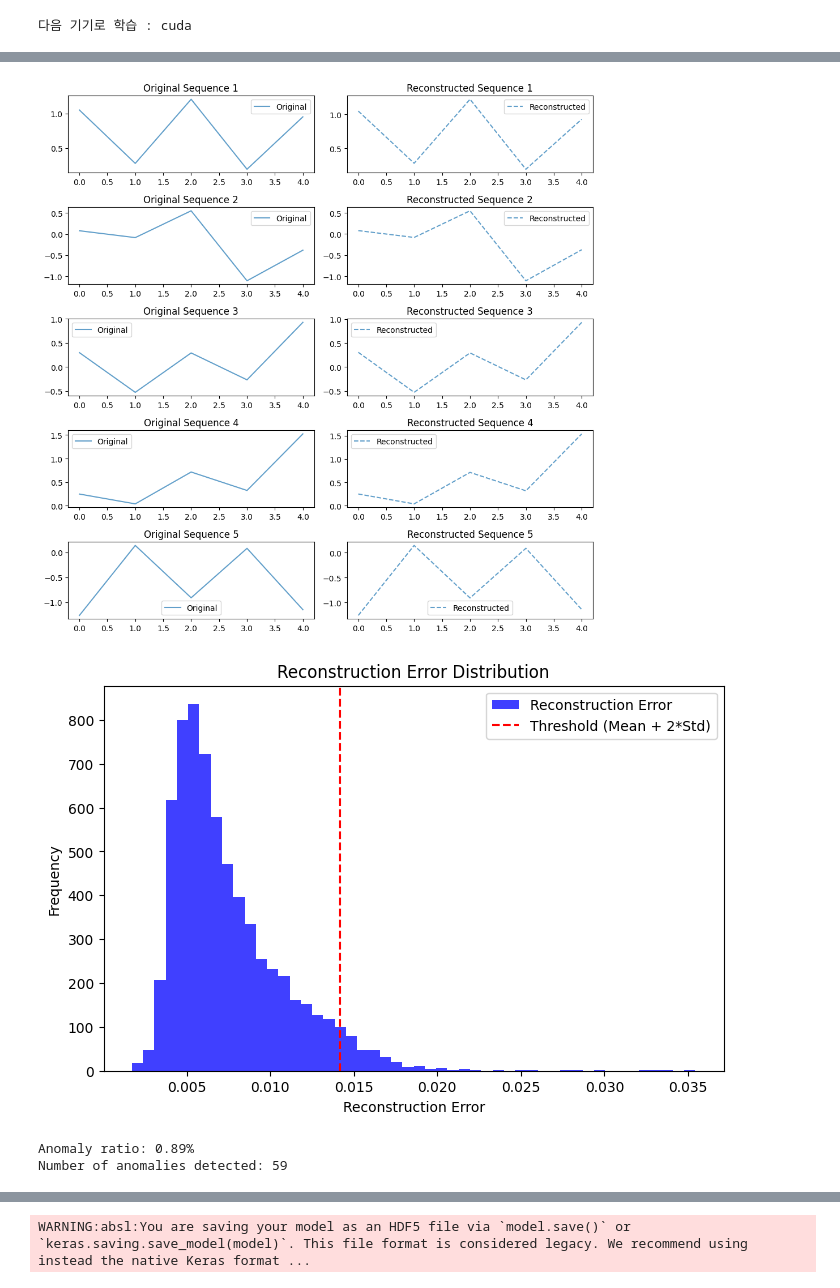
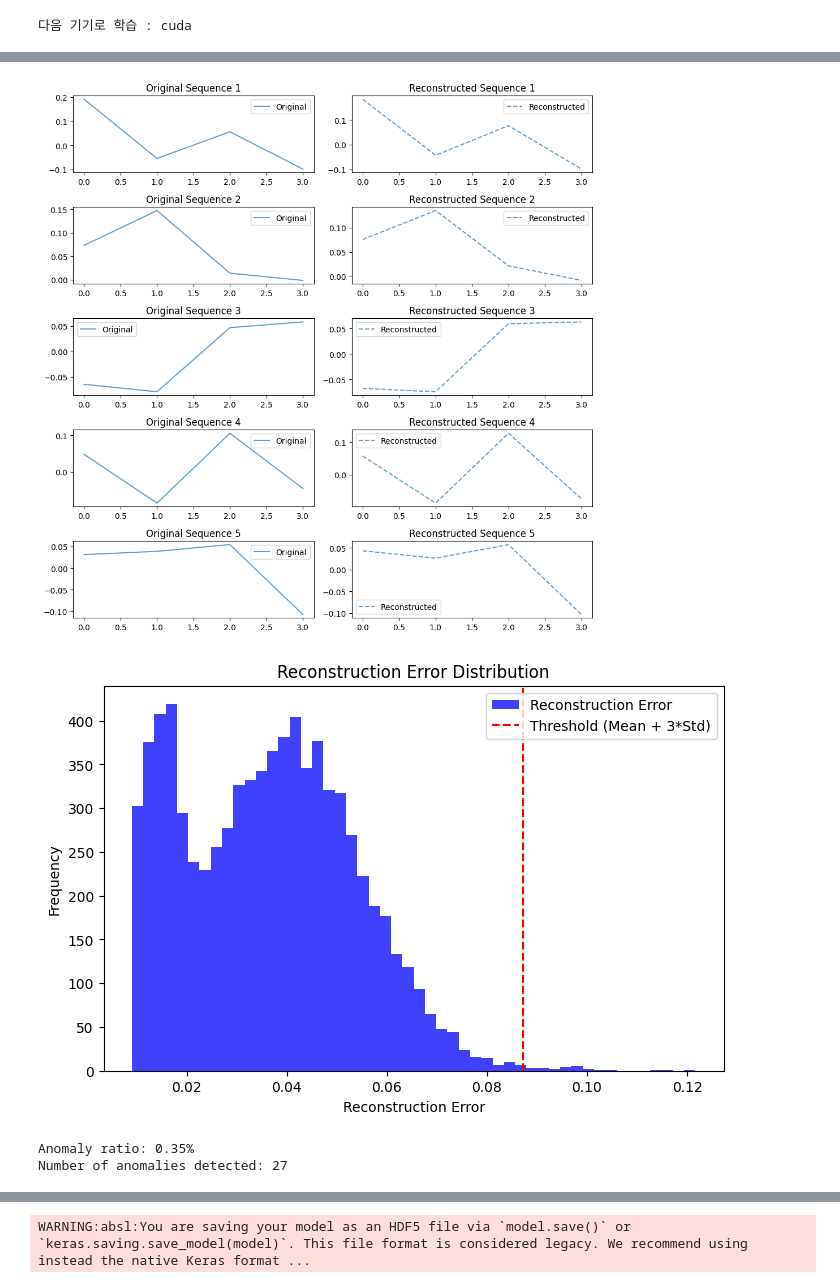
Before and after one commit to lenoau/AI_Project, a Jupyter notebook: Deep_Learning/AutoEncoder copy.ipynb, the cells around one changed output, grey strips where cells are left out. Saved outputs shown, nothing was run; the diff lists cells and outputs as text; code cells hidden in the pictures.

```diff
--- a/Deep_Learning/AutoEncoder copy.ipynb
+++ b/Deep_Learning/AutoEncoder copy.ipynb
@@ -48,9 +36,20 @@ def encode_categorical_data(df):
+# %%
+# 3. Label Encoding
+def encode_categorical_data(df):
+    encoder = OneHotEncoder(sparse_output=False)
+    hub_encoded = encoder.fit_transform(df[['hub_type']])
+    event_encoded = encoder.fit_transform(df[['event_type']])
+    df = df.drop(columns=['hub_type', 'event_type'])
+    df = pd.concat([df, pd.DataFrame(hub_encoded, columns=[f'hub_{i}' for i in range(hub_encoded.shape[1])]),
+                        pd.DataFrame(event_encoded, columns=[f'event_{i}' for i in range(event_encoded.shape[1])])], axis=1)
+    return df
 # %%
 # 4. 시계열 데이터 구성
 def create_sequences(df, seq_length):
     sequences = []
+    feature_columns = [col for col in df.columns if col not in ['epc_code']]  # epc_code 제외
     for _, group in df.groupby('epc_code'):
-        group_data = group[['time_diff', 'hub_type_encoded', 'event_type_encoded', 'hub_event_encoded']].values
+        group_data = group[feature_columns].values  # 기존 컬럼 대신 One-Hot 포함 전체 컬럼 사용
         for i in range(len(group_data) - seq_length + 1):
             sequences.append(group_data[i:i + seq_length])
     return np.array(sequences)
@@ -101,7 +100,7 @@ def plot_reconstruction_error(X_test, reconstructed):
     errors = np.mean(np.abs(X_test - reconstructed), axis=(1, 2)) #mse -> abs로 교체 후 성능 개선
     plt.figure(figsize=(8, 5))
     plt.hist(errors, bins=50, alpha=0.75, color='blue', label='Reconstruction Error')
-    plt.axvline(np.mean(errors) + 2 * np.std(errors), color='red', linestyle='--', label='Threshold (Mean + 2*Std)')
+    plt.axvline(np.mean(errors) + 3 * np.std(errors), color='red', linestyle='--', label='Threshold (Mean + 3*Std)')
     plt.title("Reconstruction Error Distribution")
     plt.xlabel("Reconstruction Error")
     plt.ylabel("Frequency")
@@ -148,7 +147,7 @@ def visualize_anomalies(X_test, reconstructed, anomalies, n_samples=5):
     plt.show()
 # %%
 # 11. 파이프라인 실행
-def preprocess_pipeline(file_path, seq_length=3):
+def preprocess_pipeline(file_path, seq_length=4):
     df = load_data(file_path)
     df = process_time_data(df)
     df = encode_categorical_data(df)
@@ -167,14 +166,14 @@ print(f'다음 기기로 학습 : {device}')
 다음 기기로 학습 : cuda
 # %%
 # 12. 실행
-seq_length = 3
+seq_length = 4
 X_train, X_val, X_test = preprocess_pipeline(file_path, seq_length)
 
 # Autoencoder 생성 및 학습
 feature_dim = X_train.shape[2]
 autoencoder = build_autoencoder(seq_length, feature_dim)
 autoencoder.compile(optimizer='adam', loss='mse', metrics=['accuracy'])
-history = autoencoder.fit(X_train, X_train, validation_data=(X_val, X_val), epochs=20, batch_size=32, shuffle=True)
+history = autoencoder.fit(X_train, X_train, validation_data=(X_val, X_val), epochs=5, batch_size=32, shuffle=True)
 
 # 학습 과정 시각화 추가
 def plot_training_history(history):
@@ -195,7 +194,7 @@ visualize_reconstruction(X_test, reconstructed)
 reconstruction_errors = plot_reconstruction_error(X_test, reconstructed)
 
 # 이상치 탐지
-threshold = np.mean(reconstruction_errors) + 2 * np.std(reconstruction_errors)
+threshold = np.mean(reconstruction_errors) + 3 * np.std(reconstruction_errors)
 anomalies = detect_anomalies(reconstruction_errors, threshold)
 visualize_anomalies(X_test, reconstructed, anomalies)
 # %% [output]
@@ -221,4 +213,4 @@ Epoch 30/30
-[figure, old version]
+[figure, new version]
-[figure, old version]
+[figure, new version]
-Anomaly ratio: 0.89%
-Number of anomalies detected: 59
+Anomaly ratio: 0.35%
+Number of anomalies detected: 27
```
Also changed, not shown: parts of 5 cells of this notebook, 12 other files.
